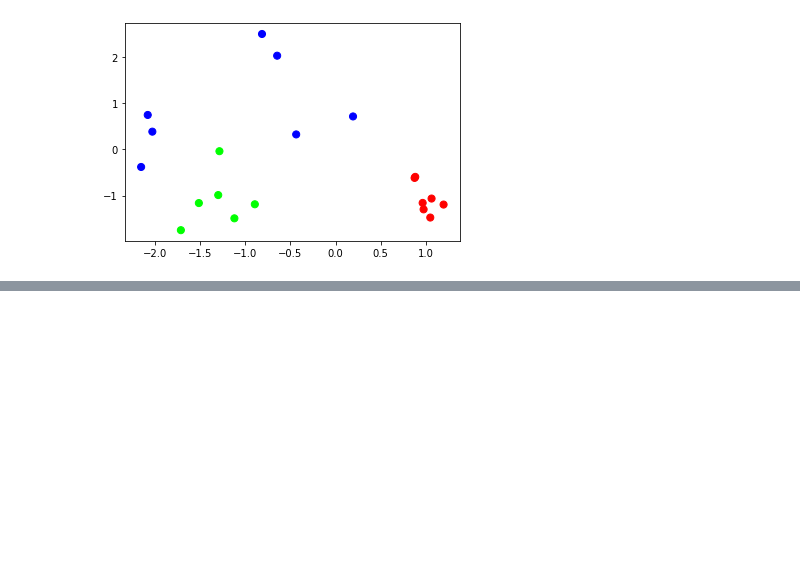
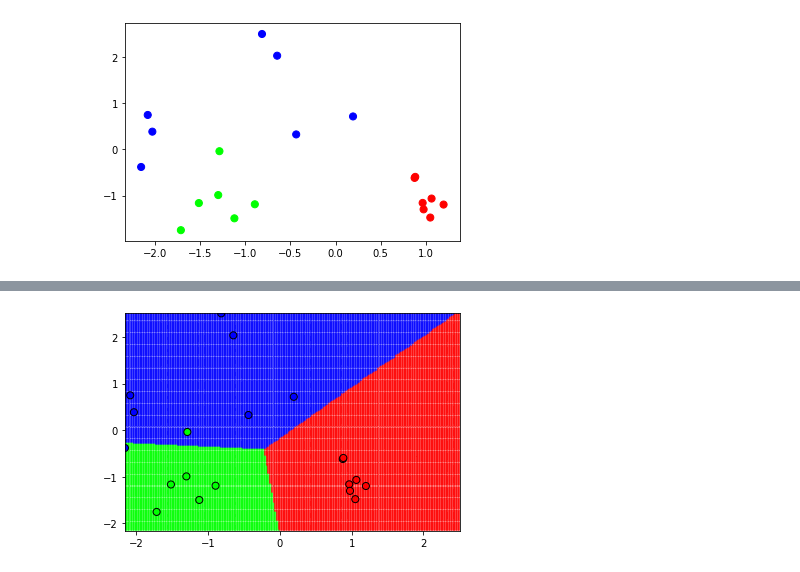
Before and after one commit to ducksfrogs/jpScipy, a Jupyter notebook: classifier/Untitled.ipynb, the cells around one changed output, grey strips where cells are left out. Saved outputs shown, nothing was run; the diff lists cells and outputs as text; code cells hidden in the pictures; blank space fills up the shorter version.

```diff
--- a/classifier/Untitled.ipynb
+++ b/classifier/Untitled.ipynb
@@ -48,17 +50,10 @@ plotBoundary(X, clf)
-# %%
-def plotBoundary(X, clf, mesh=True, cmap=plt.get_cmap()):
-    x_min = min(X[:,0])
-    x_max = max(X[:,1])
-    y_min = min(X[:,0])
-    y_max = max(X[:,1])
-
-    XX, YY = np.mgrid[x_min:x_max:200j, y_min:y_max:200j]
-
-    z = clf.predict(np.c_[XX.ravel(), YY.ravel()])
-    z = z.reshape(XX.shape)
-
-    if mesh:
-        plt.pcolormesh(XX, YY, z, zorder=-10, cmap=cmap)
-
-    plt.xlim((x_min, x_max))
-    plt.ylim((y_min, y_max))
+# %%
+from sklearn import linear_model
+clf = linear_model.LogisticRegression()
+
+clf.fit(X,y)
+
+plt.scatter(X[:,0],X[:,1], marker='o', s=50, c=y, linewidths=1, edgecolors='black')
+plotBoundary(X, clf)
+# %% [output]
+[figure, added]
```
Also changed, not shown: parts of 4 cells of this notebook, 1 other file.
